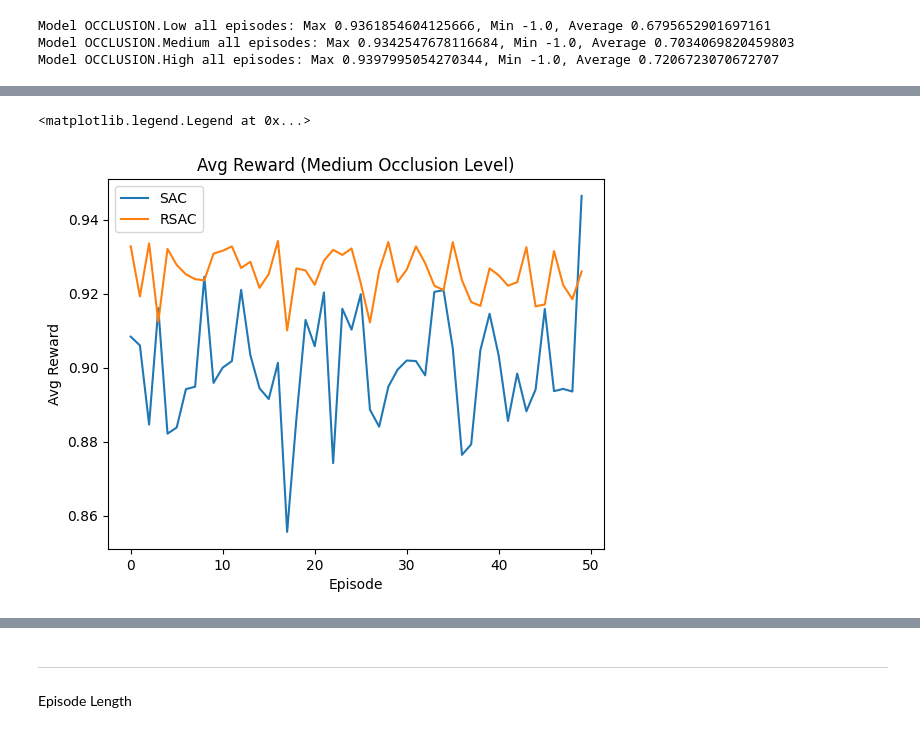
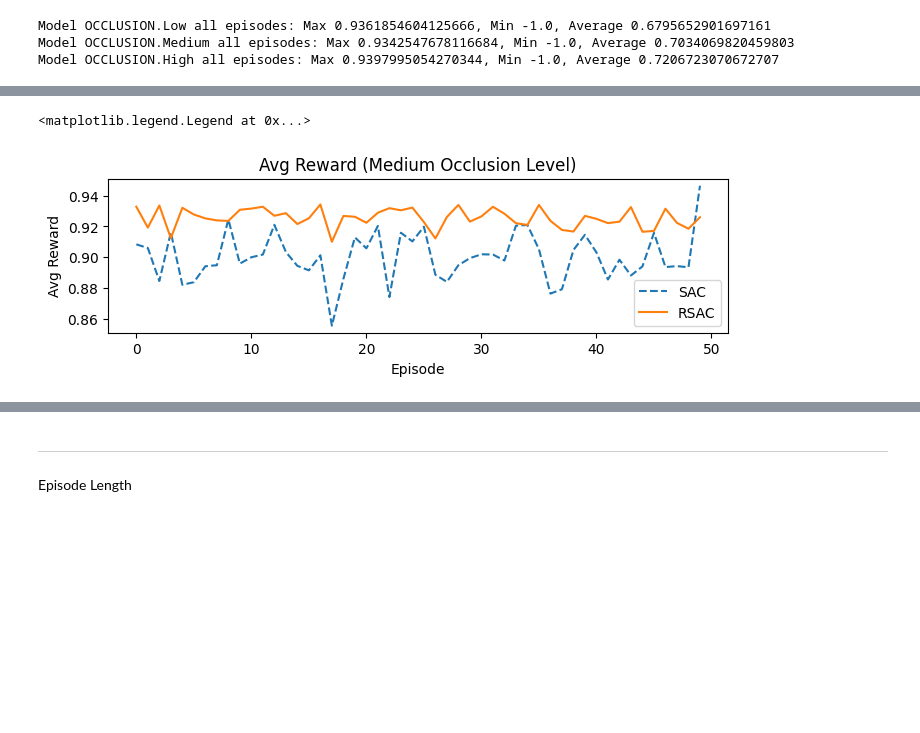
Before and after one commit to kengboon/RoadEnv, a Jupyter notebook: scripts/eval-sac-vs-rsac.ipynb, the cells around one changed output, grey strips where cells are left out. Drawn from its saved outputs; the diff is of its cells as text; code cells hidden in the pictures; blank space fills up the shorter version.

```diff
--- a/scripts/eval-sac-vs-rsac.ipynb
+++ b/scripts/eval-sac-vs-rsac.ipynb
@@ -203,11 +204,12 @@ plt.legend()
 # %%
-baseline[OCCLUSION.Medium].groupby(['episode'])['reward'].max().plot(label='SAC')
+plt.figure(figsize=(8,2))
+baseline[OCCLUSION.Medium].groupby(['episode'])['reward'].max().plot(label='SAC', linestyle='dashed')
 model[OCCLUSION.Medium].groupby(['episode'])['reward'].max().plot(label='RSAC')
 plt.title('Avg Reward (Medium Occlusion Level)')
 plt.xlabel('Episode')
 plt.ylabel('Avg Reward')
-plt.legend()
+plt.legend(loc='lower right')
 # %% [output]
 <matplotlib.legend.Legend at 0x...>
-[figure, old version]
+[figure, new version]
 # %%
```
Also changed, not shown: parts of 17 cells of this notebook.
